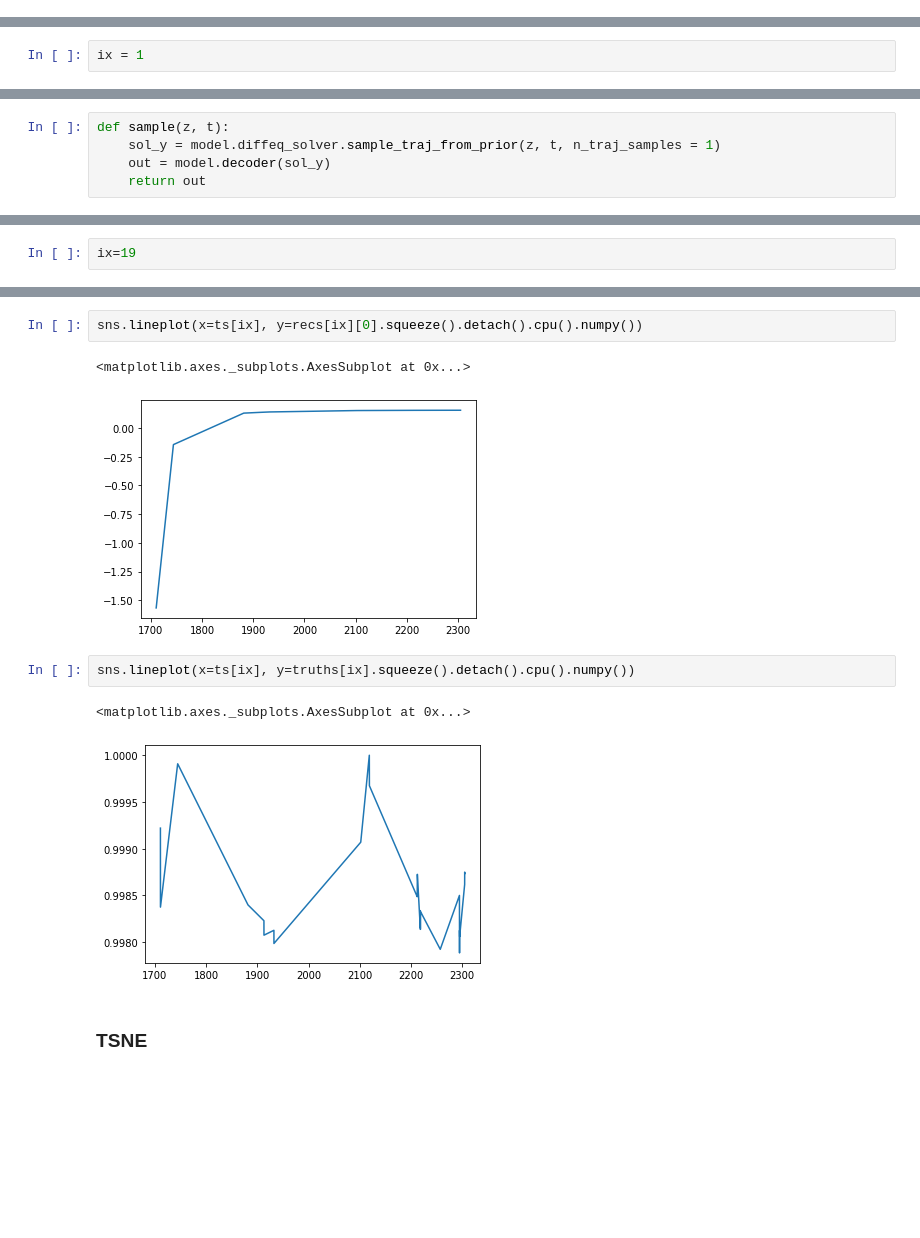
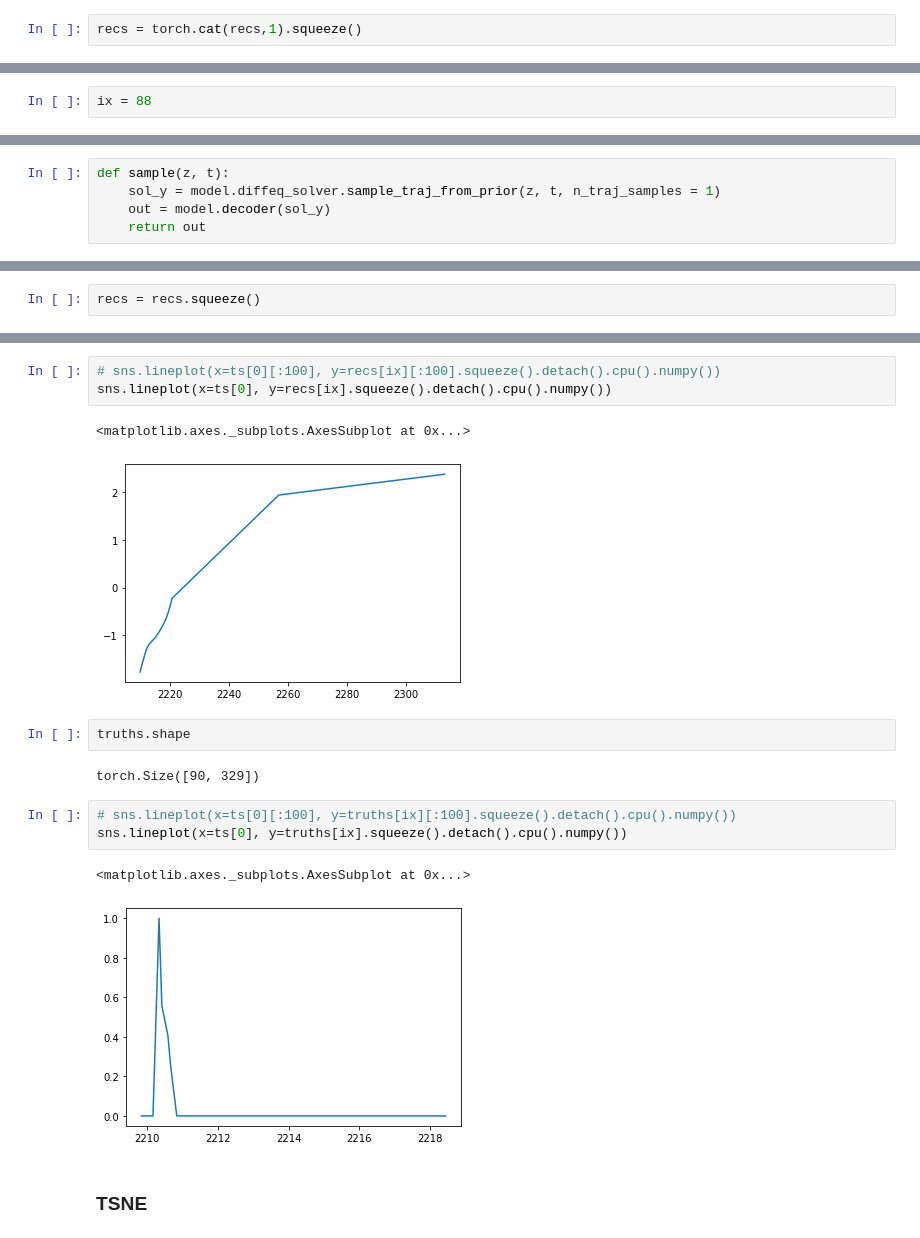
Before and after one commit to glennkroegel/pytorch-starlightcurves, a Jupyter notebook: reconstruct_interpolated_latent_ode.ipynb, the cells around one changed output, grey strips where cells are left out. Drawn from its saved outputs; the diff is of its cells as text; blank space fills up the shorter version.

```diff
--- a/reconstruct_interpolated_latent_ode.ipynb
+++ b/reconstruct_interpolated_latent_ode.ipynb
@@ -106,0 +125,2 @@ torch.Size([90, 1, 30])
+# %%
+recs = torch.cat(recs,1).squeeze()
@@ -107,5 +135,5 @@ torch.Size([90, 1, 30])
 # %%
-ix = 1
+ix = 88
 # %%
 u = z_us[ix]
 std = z_stds[ix]
@@ -135,3 +145,3 @@ sns.lineplot(x=t, y=out)
-# %%
-ix=19
+# %%
+recs = recs.squeeze()
 # %%
@@ -141,13 +171,19 @@ torch.Size([27])
 # %%
-sns.lineplot(x=ts[ix], y=recs[ix][0].squeeze().detach().cpu().numpy())
+# sns.lineplot(x=ts[0][:100], y=recs[ix][:100].squeeze().detach().cpu().numpy())
+sns.lineplot(x=ts[0], y=recs[ix].squeeze().detach().cpu().numpy())
 # %% [output]
 <matplotlib.axes._subplots.AxesSubplot at 0x...>
-[figure, old version]
+[figure, new version]
+# %%
+truths.shape
+# %% [output]
+torch.Size([90, 329])
 # %%
-sns.lineplot(x=ts[ix], y=truths[ix].squeeze().detach().cpu().numpy())
+# sns.lineplot(x=ts[0][:100], y=truths[ix][:100].squeeze().detach().cpu().numpy())
+sns.lineplot(x=ts[0], y=truths[ix].squeeze().detach().cpu().numpy())
 # %% [output]
 <matplotlib.axes._subplots.AxesSubplot at 0x...>
-[figure, old version]
+[figure, new version]
 # %% [markdown]
 ### TSNE
 # %%
```
Also changed, not shown: parts of 20 cells of this notebook, 4 other files.
